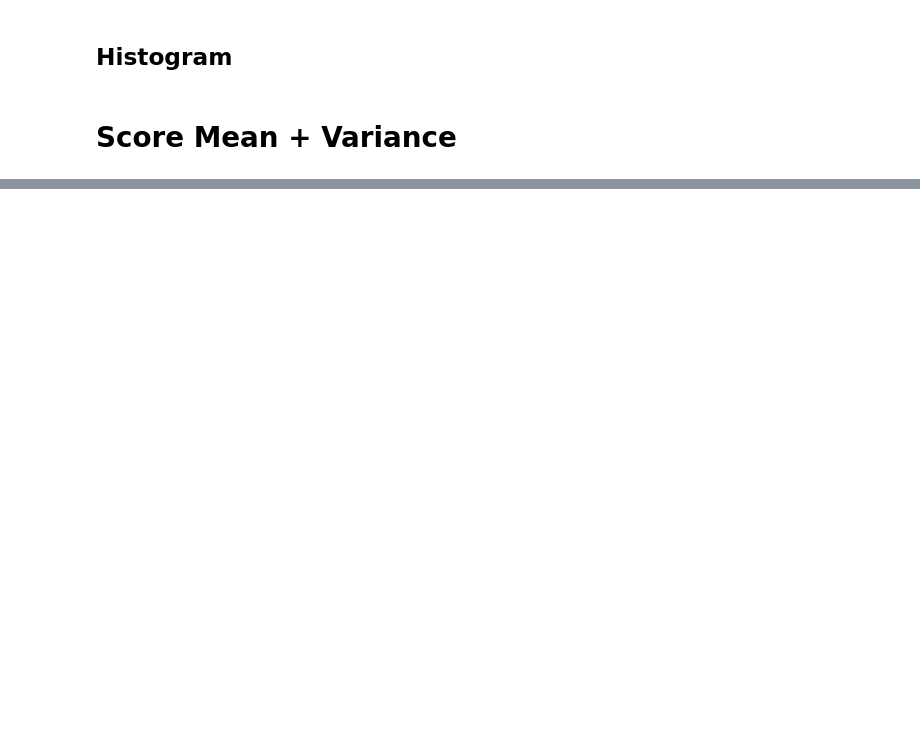
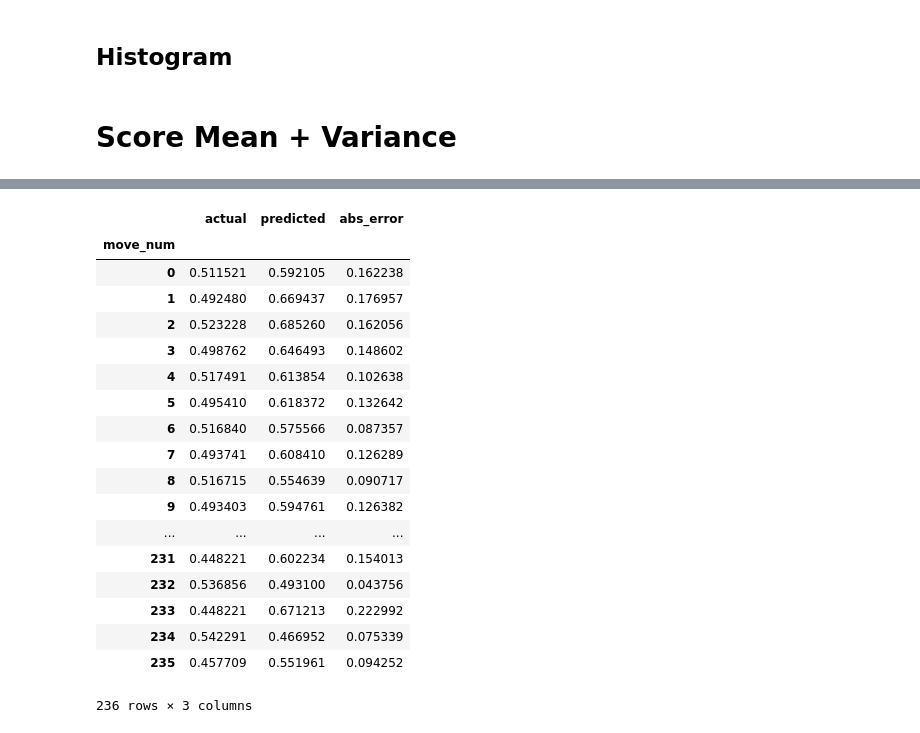
Before and after one commit to StephAO/guerilla, a Jupyter notebook: scripts/data_analysis.ipynb, the cells around one changed output, grey strips where cells are left out. Saved outputs shown, nothing was run; the diff lists cells and outputs as text; code cells hidden in the pictures; blank space fills up the shorter version.

```diff
--- a/scripts/data_analysis.ipynb
+++ b/scripts/data_analysis.ipynb
@@ -82,0 +114,28 @@ plt.show()
+# %%
+filepath = resource_filename('guerilla', relative_filepath + 'fens_mill.nsv')
+sf_val = pd.read_csv(filepath, header=None, names=['fen'])
+
+filepath = resource_filename('guerilla', relative_filepath + 'sf_values_mill.nsv')
+sf_val['actual'] = pd.read_csv(filepath, header=None)
+
+filepath = resource_filename('guerilla', relative_filepath + 'predict_mill.csv')
+sf_val['predicted'] = pd.read_csv(filepath, header=None)
+
+# Remove NAN rows
+sf_val = sf_val.dropna()
+# %%
+# Add numbering (SLOW)
+start_fen = 'rnbqkbnr/pppppppp/8/8/8/8/PPPPPPPP/RNBQKBNR w KQkq - 0 1'
+sf_val['move_num'] = int(0)
+
+for row in range(len(sf)):
+    if sf_val.ix[row, 'fen'] == start_fen:
+        continue
+    else:
+        sf_val.ix[row, 'move_num'] = sf.ix[row - 1, 'move_num'] + 1
+# %%
+sf_val['abs_error'] = np.abs(sf_val['actual'] - sf_val['predicted'])
+# %%
+g = sf_val.groupby('move_num')
+mean_data = g.aggregate(np.mean)
+var_data = g.aggregate(np.var)
@@ -82,0 +147,22 @@ plt.show()
+# %%
+mean_data
+# %% [output]
+|  | actual | predicted | abs_error |
+| move_num |  |  |  |
+| 0 | 0.511521 | 0.592105 | 0.162238 |
+| 1 | 0.492480 | 0.669437 | 0.176957 |
+| 2 | 0.523228 | 0.685260 | 0.162056 |
+| 3 | 0.498762 | 0.646493 | 0.148602 |
+| 4 | 0.517491 | 0.613854 | 0.102638 |
+| 5 | 0.495410 | 0.618372 | 0.132642 |
+| 6 | 0.516840 | 0.575566 | 0.087357 |
+| 7 | 0.493741 | 0.608410 | 0.126289 |
+| 8 | 0.516715 | 0.554639 | 0.090717 |
+| 9 | 0.493403 | 0.594761 | 0.126382 |
+| ... | ... | ... | ... |
+| 231 | 0.448221 | 0.602234 | 0.154013 |
+| 232 | 0.536856 | 0.493100 | 0.043756 |
+| 233 | 0.448221 | 0.671213 | 0.222992 |
+| 234 | 0.542291 | 0.466952 | 0.075339 |
+| 235 | 0.457709 | 0.551961 | 0.094252 |
+236 rows × 3 columns
```
Also changed, not shown: parts of 11 cells of this notebook, 2 other files.
